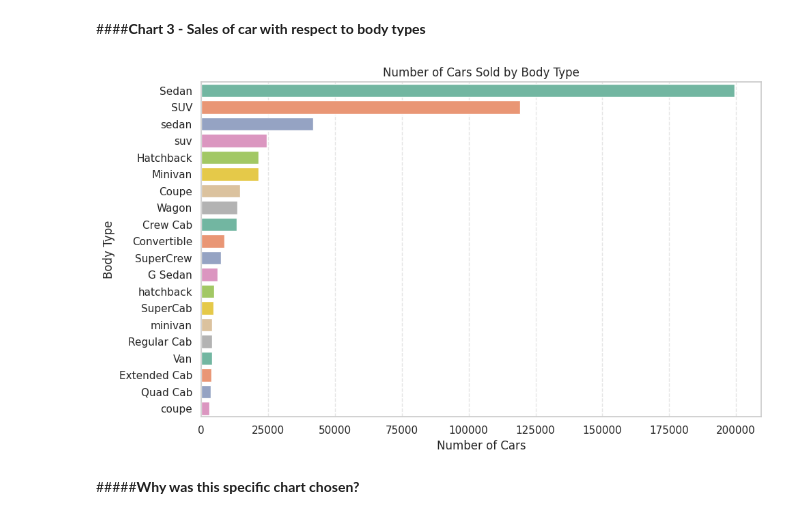
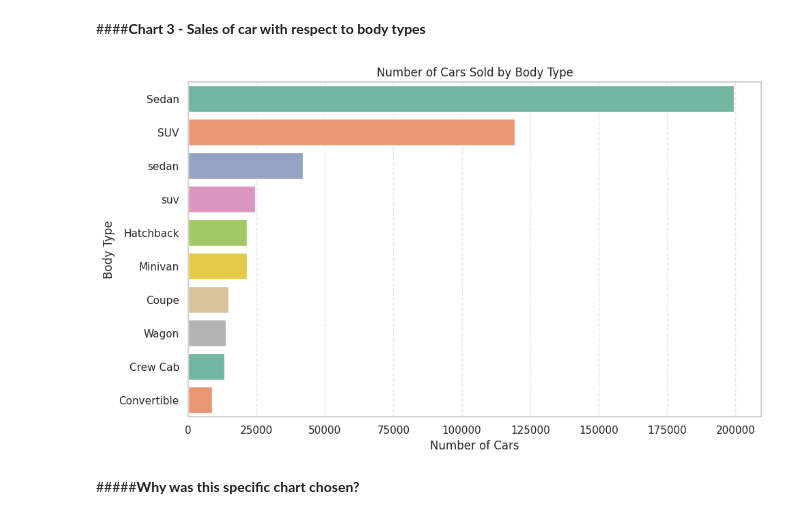
Before and after one commit to Sagarjain93/car_prices, a Jupyter notebook: car_prices.ipynb, the cells around one changed output. Drawn from its saved outputs; the diff is of its cells as text; code cells hidden in the pictures.

```diff
--- a/car_prices.ipynb
+++ b/car_prices.ipynb
@@ -539,22 +564,25 @@ The presence of “Unknown” values in the make column signals data quality iss
 # %% [markdown]
 ####**Chart 3 - Sales of car with respect to body types**
 # %%
+top_bodies = df['body'].value_counts().nlargest(10)  # or adjust number as needed
+
+
 # Step 1: Convert to DataFrame
 df_top_bodies = top_bodies.reset_index()
 df_top_bodies.columns = ['body', 'count']
 
 # Bar Plot
 # Step 2: Plot with hue and legend=False
 plt.figure(figsize=(10, 6))
 sns.barplot(data=df_top_bodies, x='count', y='body', hue='body', palette='Set2', dodge=False, legend=False)
 plt.title("Number of Cars Sold by Body Type")
 plt.xlabel("Number of Cars")
 plt.ylabel("Body Type")
 plt.grid(axis='x', linestyle='--', alpha=0.5)
 plt.tight_layout()
 plt.show()
 # %% [output]
-[figure, old version]
+[figure, new version]
 # %% [markdown]
 #####**Why was this specific chart chosen?**
 # %% [markdown]
```
Also changed, not shown: parts of 24 cells of this notebook.
